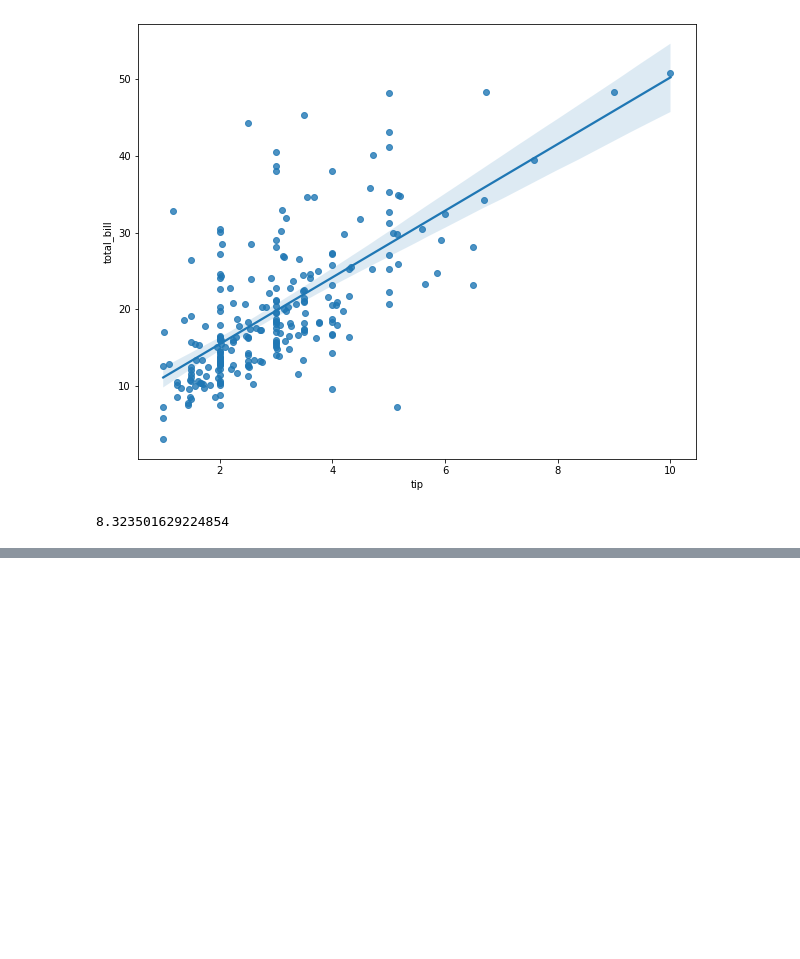
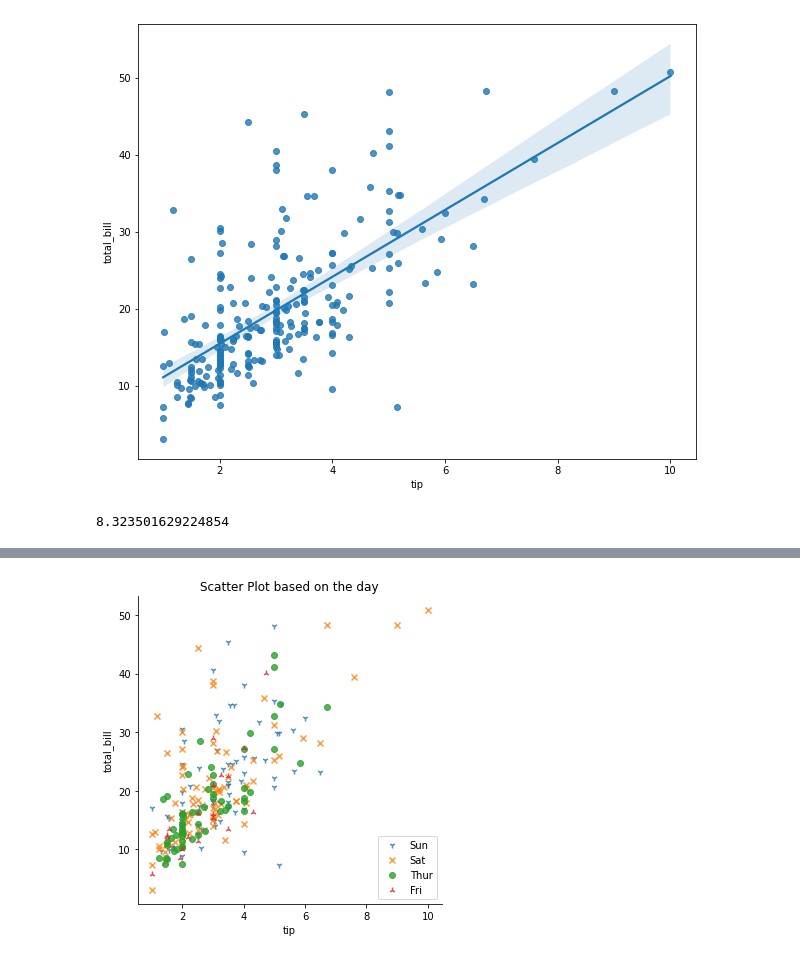
Before and after one commit to gacheru101/Tip-prediction, a Jupyter notebook: Data visualization- Correlation Plots.ipynb, the cells around one changed output, grey strips where cells are left out. Drawn from its saved outputs; the diff is of its cells as text; code cells hidden in the pictures; blank space fills up the shorter version.

```diff
--- a/Data visualization- Correlation Plots.ipynb
+++ b/Data visualization- Correlation Plots.ipynb
@@ -79,0 +81,12 @@ sns.violinplot(x=mydata["day"], y=mydata["total_bill"],ax=axes[2])
+# %%
+#Use the 'hue' argument to provide a factor variable - day
+sns.lmplot( x="tip", y="total_bill", data=mydata, fit_reg=False, hue='day', legend=False,markers=["1", "x",'o','2'])
+
+# Move the legend to an empty part of the plot
+plt.legend(loc='lower right')
+plt.title("Scatter Plot based on the day")
+
+
+plt.show()
+# %% [output]
+[figure, added]
```
Also changed, not shown: parts of 5 cells of this notebook, 1 other file.
